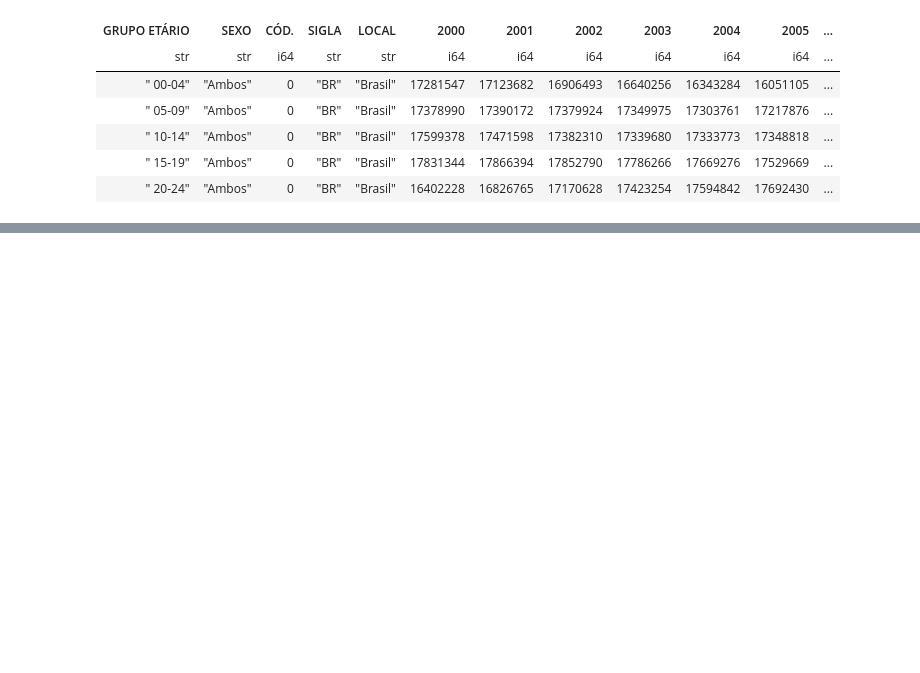
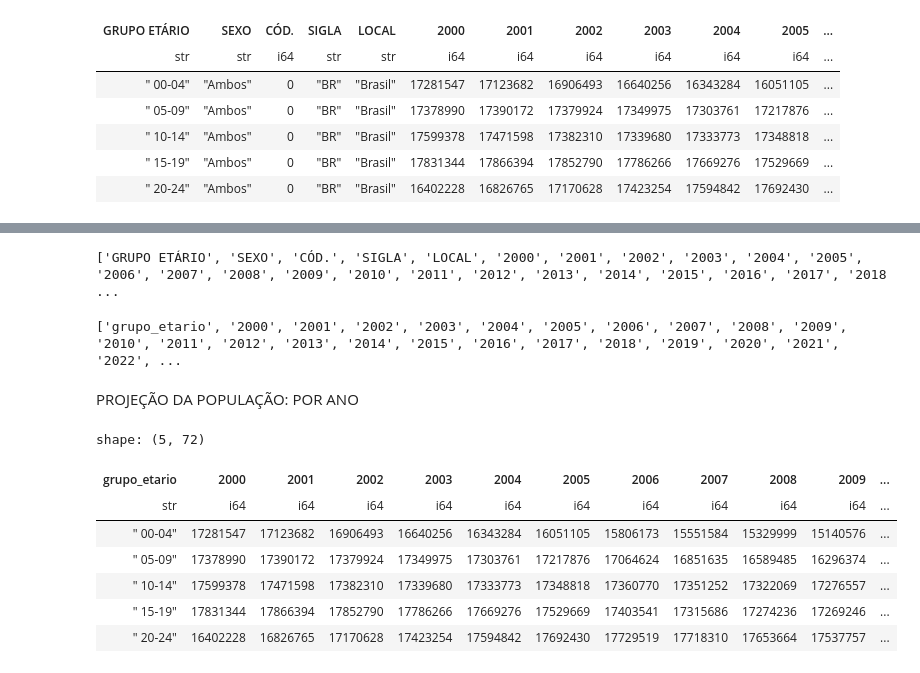
Before and after one commit to LazaroDamasceno/Rascunho-Artigo, a Jupyter notebook: analise_dados/projecao_populacao/projecao_populacao.ipynb, the cells around one changed output, grey strips where cells are left out. Cells and saved outputs as stored; diff of their text form; code cells hidden in the pictures; blank space fills up the shorter version.

```diff
--- a/analise_dados/projecao_populacao/projecao_populacao.ipynb
+++ b/analise_dados/projecao_populacao/projecao_populacao.ipynb
@@ -20,0 +39,28 @@ df_original = df_original.filter([
+# %%
+print(df_original.columns)
+# %% [output]
+['GRUPO ETÁRIO', 'SEXO', 'CÓD.', 'SIGLA', 'LOCAL', '2000', '2001', '2002', '2003', '2004', '2005', '2006', '2007', '2008', '2009', '2010', '2011', '2012', '2013', '2014', '2015', '2016', '2017', '2018 ...
+# %%
+df_original = (df_original
+                    .drop(['SEXO', 'CÓD.', 'SIGLA', 'LOCAL'])
+                    .rename({'GRUPO ETÁRIO': 'grupo_etario'})
+               )
+# %%
+print(df_original.columns)
+# %% [output]
+['grupo_etario', '2000', '2001', '2002', '2003', '2004', '2005', '2006', '2007', '2008', '2009', '2010', '2011', '2012', '2013', '2014', '2015', '2016', '2017', '2018', '2019', '2020', '2021', '2022', ...
+# %% [markdown]
+PROJEÇÃO DA POPULAÇÃO: POR ANO
+# %%
+df_ano = df_original.clone()
+# %%
+df_ano.head()
+# %% [output]
+shape: (5, 72)
+| grupo_etario | 2000 | 2001 | 2002 | 2003 | 2004 | 2005 | 2006 | 2007 | 2008 | 2009 | ... |
+| str | i64 | i64 | i64 | i64 | i64 | i64 | i64 | i64 | i64 | i64 | ... |
+| " 00-04" | 17281547 | 17123682 | 16906493 | 16640256 | 16343284 | 16051105 | 15806173 | 15551584 | 15329999 | 15140576 | ... |
+| " 05-09" | 17378990 | 17390172 | 17379924 | 17349975 | 17303761 | 17217876 | 17064624 | 16851635 | 16589485 | 16296374 | ... |
+| " 10-14" | 17599378 | 17471598 | 17382310 | 17339680 | 17333773 | 17348818 | 17360770 | 17351252 | 17322069 | 17276557 | ... |
+| " 15-19" | 17831344 | 17866394 | 17852790 | 17786266 | 17669276 | 17529669 | 17403541 | 17315686 | 17274236 | 17269246 | ... |
+| " 20-24" | 16402228 | 16826765 | 17170628 | 17423254 | 17594842 | 17692430 | 17729519 | 17718310 | 17653664 | 17537757 | ... |
```
Also changed, not shown: parts of 11 cells of this notebook, 1 other file.
